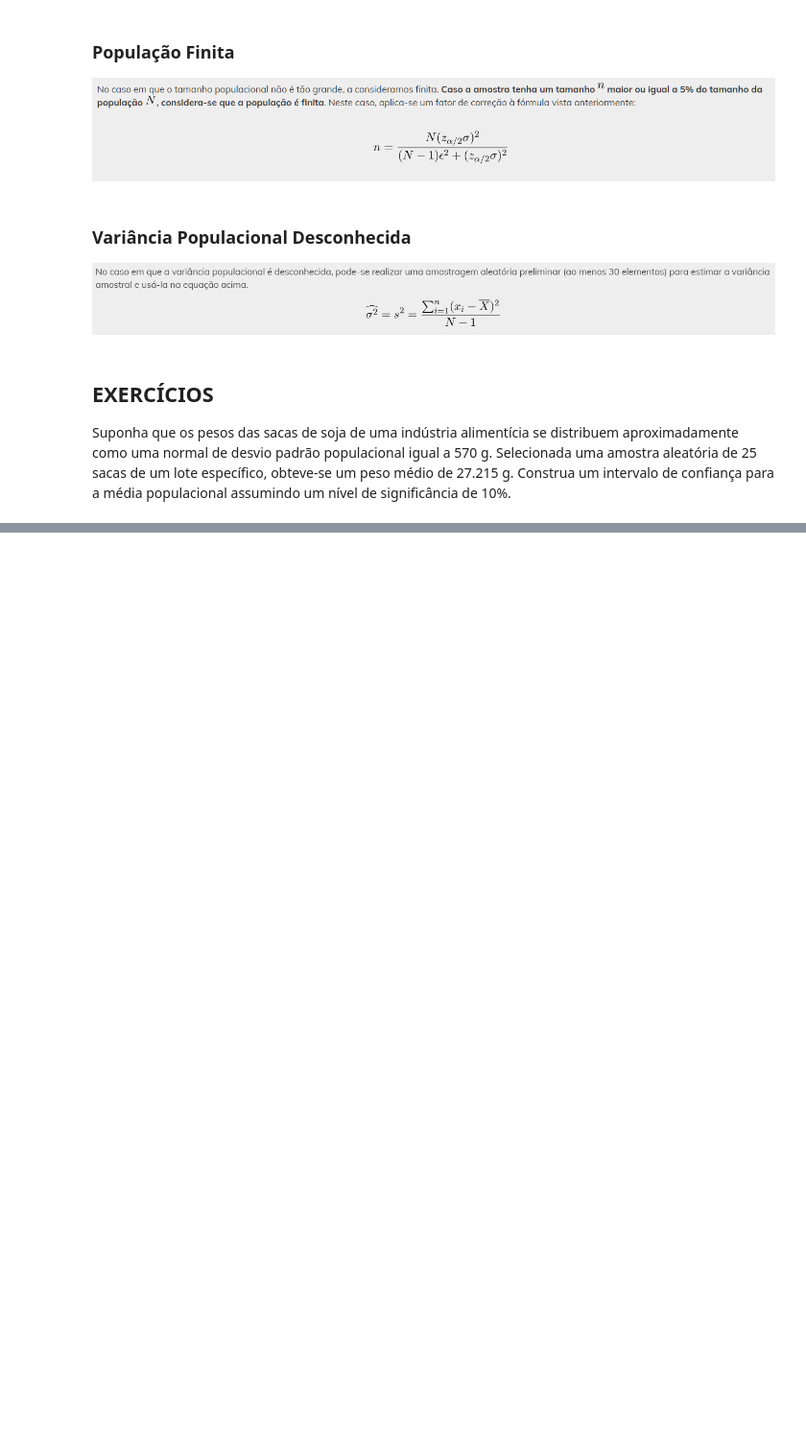
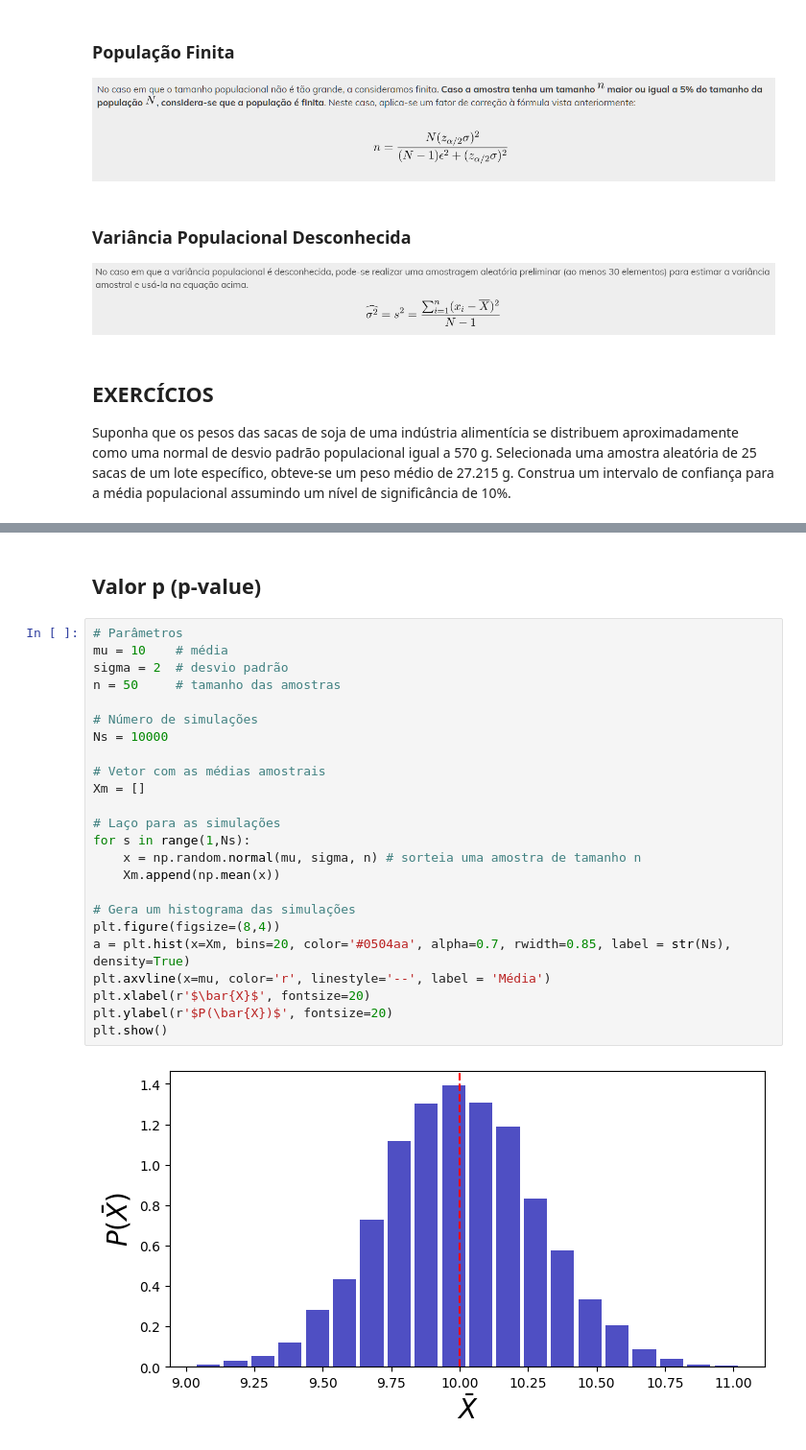
Before and after one commit to pedrofonsecapadilha/BeTechByBraskem, a Jupyter notebook: 05-EstatísticaI/Estudos.ipynb, the cells around one changed output, grey strips where cells are left out. Shown at 96% size. Saved outputs shown, nothing was run; the diff lists cells and outputs as text; blank space fills up the shorter version.

```diff
--- a/05-EstatísticaI/Estudos.ipynb
+++ b/05-EstatísticaI/Estudos.ipynb
@@ -666,0 +882,28 @@ O que consiste o erro inferencial? Não entendi!
+# %% [markdown]
+## Valor p (p-value)
+# %%
+# Parâmetros
+mu = 10    # média
+sigma = 2  # desvio padrão
+n = 50     # tamanho das amostras
+
+# Número de simulações
+Ns = 10000
+
+# Vetor com as médias amostrais
+Xm = []
+
+# Laço para as simulações
+for s in range(1,Ns):
+    x = np.random.normal(mu, sigma, n) # sorteia uma amostra de tamanho n
+    Xm.append(np.mean(x))
+
+# Gera um histograma das simulações
+plt.figure(figsize=(8,4))
+a = plt.hist(x=Xm, bins=20, color='#0504aa', alpha=0.7, rwidth=0.85, label = str(Ns), density=True)
+plt.axvline(x=mu, color='r', linestyle='--', label = 'Média')
+plt.xlabel(r'$\bar{X}$', fontsize=20)
+plt.ylabel(r'$P(\bar{X})$', fontsize=20)
+plt.show()
+# %% [output]
+[figure, added]
```
Also changed, not shown: parts of 40 cells of this notebook.
